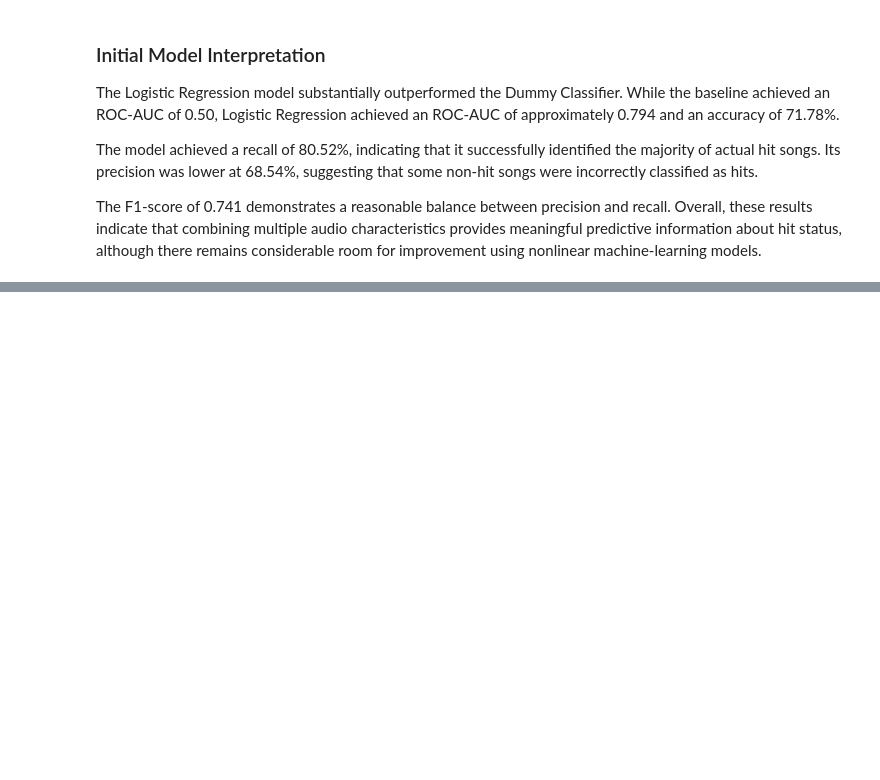
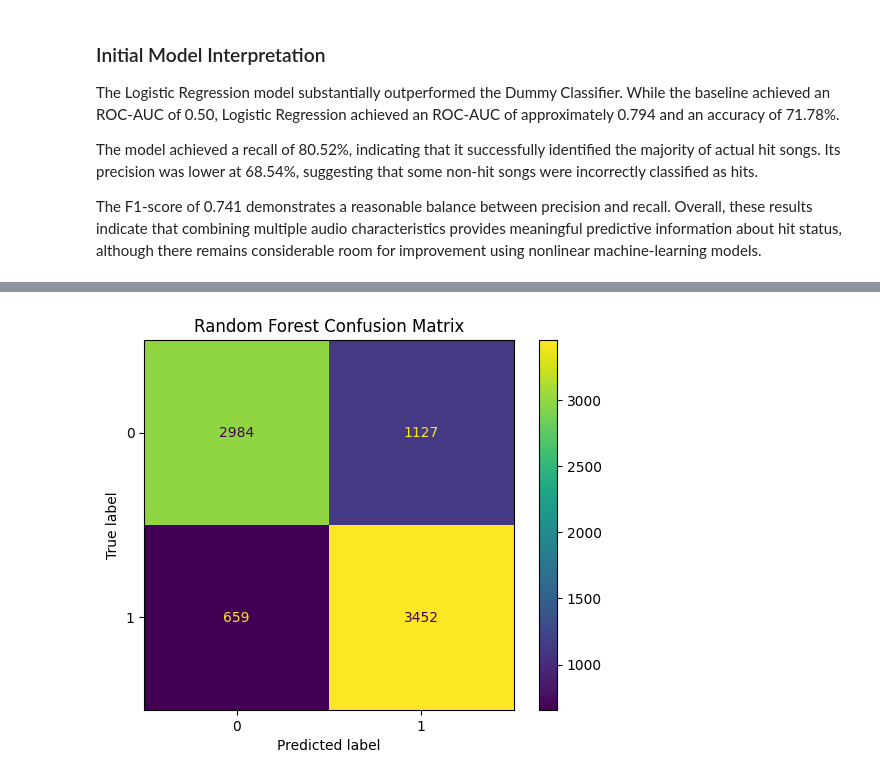
Before and after one commit to ShahriarKamal2/HitPredict-AI-Predicting-Billboard-Hit-Songs-Using-Machine-Learning, a Jupyter notebook: 02_Hit_Song_Modelling.ipynb, the cells around one changed output, grey strips where cells are left out. Cells and saved outputs as stored; diff of their text form; code cells hidden in the pictures; blank space fills up the shorter version.

```diff
--- a/02_Hit_Song_Modelling.ipynb
+++ b/02_Hit_Song_Modelling.ipynb
@@ -572,0 +693,19 @@ machine-learning models.
+# %%
+random_forest_pipeline = Pipeline(
+    steps=[
+        ("preprocessor", preprocessor),
+        (
+            "classifier",
+            RandomForestClassifier(
+                n_estimators=300,
+                random_state=42,
+                n_jobs=-1
+            )
+        )
+    ]
+)
+# %%
+random_forest_pipeline.fit(
+    X_train,
+    y_train
+)
@@ -572,0 +730,8 @@ machine-learning models.
+# %%
+rf_pred = random_forest_pipeline.predict(
+    X_test
+)
+
+rf_prob = random_forest_pipeline.predict_proba(
+    X_test
+)[:, 1]
@@ -572,0 +779,10 @@ machine-learning models.
+# %%
+ConfusionMatrixDisplay.from_predictions(
+    y_test,
+    rf_pred
+)
+
+plt.title("Random Forest Confusion Matrix")
+plt.show()
+# %% [output]
+[figure, added]
```
Also changed, not shown: parts of 70 cells of this notebook.
